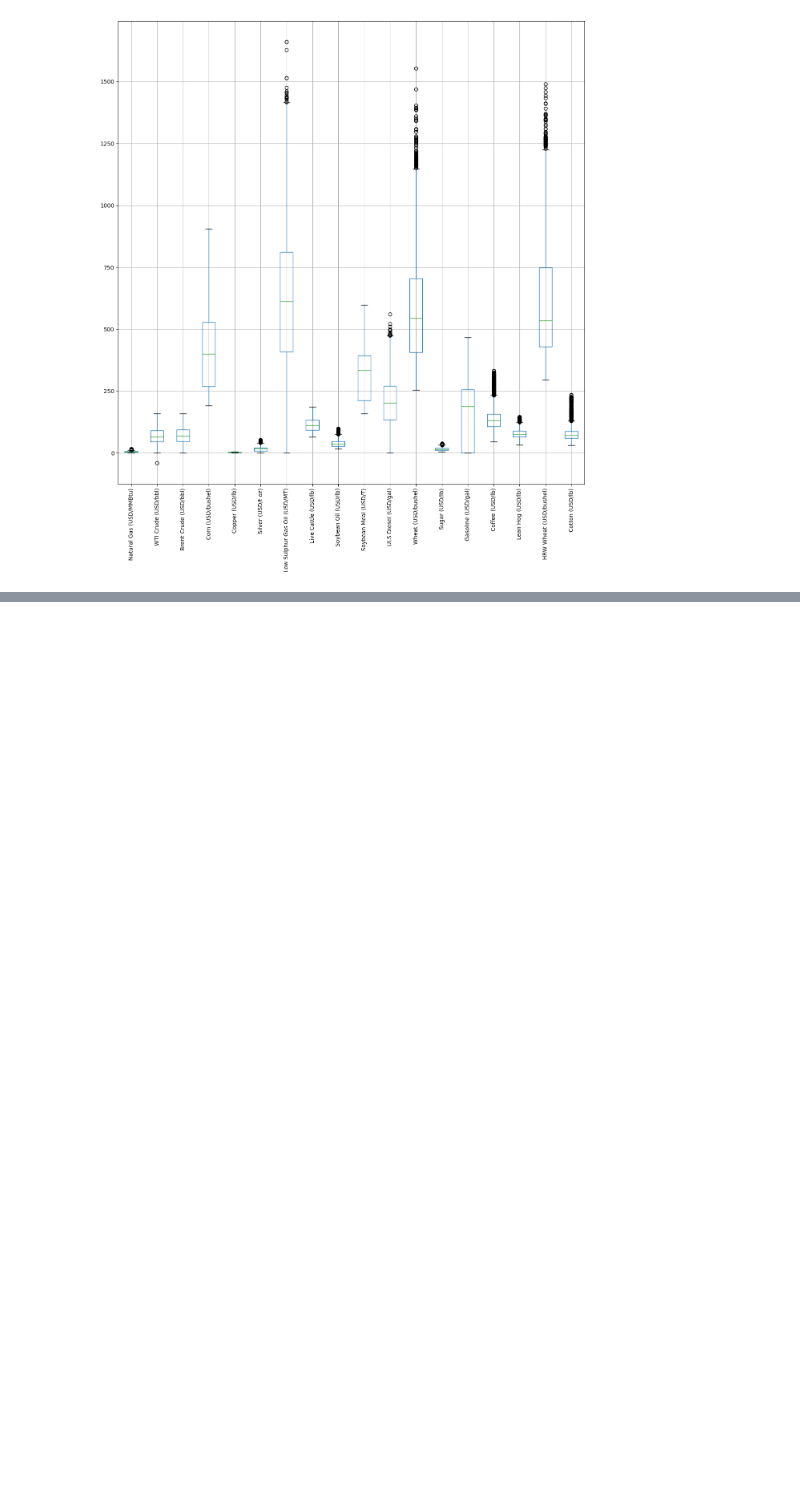
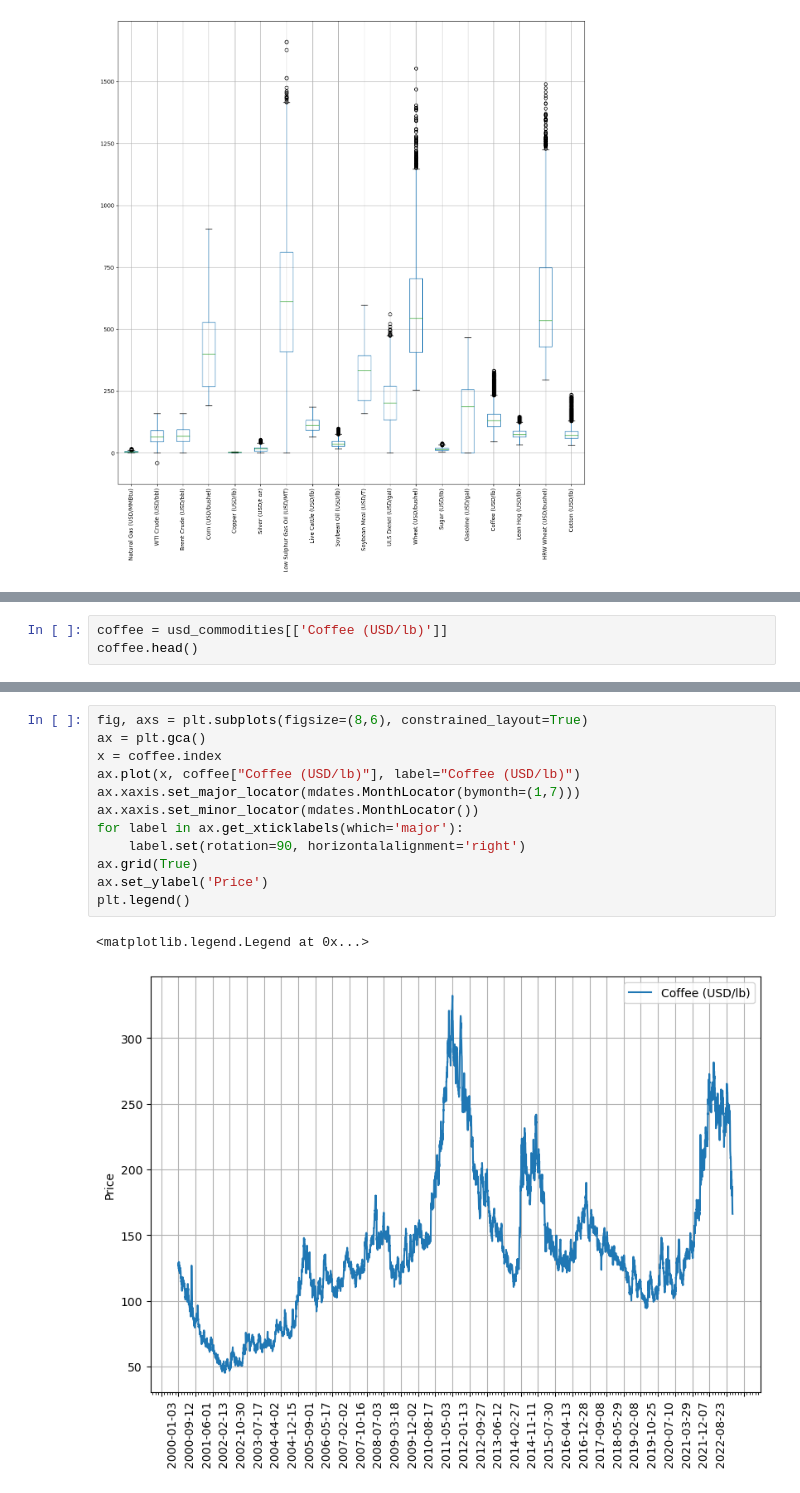
Before and after one commit to dylanmcgullam/Group-Project-1, a Jupyter notebook: commodities.ipynb, the cells around one changed output, grey strips where cells are left out. Cells and saved outputs as stored; diff of their text form; blank space fills up the shorter version.

```diff
--- a/commodities.ipynb
+++ b/commodities.ipynb
@@ -118,0 +131,3 @@ usd_commodities.drop(["Nickel (USD/MT)","Gold (USD/t oz)","Soybeans (USD/bushel)
+# %%
+coffee = usd_commodities[['Coffee (USD/lb)']]
+coffee.head()
@@ -118,0 +181,15 @@ usd_commodities.drop(["Nickel (USD/MT)","Gold (USD/t oz)","Soybeans (USD/bushel)
+# %%
+fig, axs = plt.subplots(figsize=(8,6), constrained_layout=True)
+ax = plt.gca()
+x = coffee.index
+ax.plot(x, coffee["Coffee (USD/lb)"], label="Coffee (USD/lb)")
+ax.xaxis.set_major_locator(mdates.MonthLocator(bymonth=(1,7)))
+ax.xaxis.set_minor_locator(mdates.MonthLocator())
+for label in ax.get_xticklabels(which='major'):
+    label.set(rotation=90, horizontalalignment='right')
+ax.grid(True)
+ax.set_ylabel('Price')
+plt.legend()
+# %% [output]
+<matplotlib.legend.Legend at 0x...>
+[figure, added]
```
Also changed, not shown: parts of 6 cells of this notebook.
